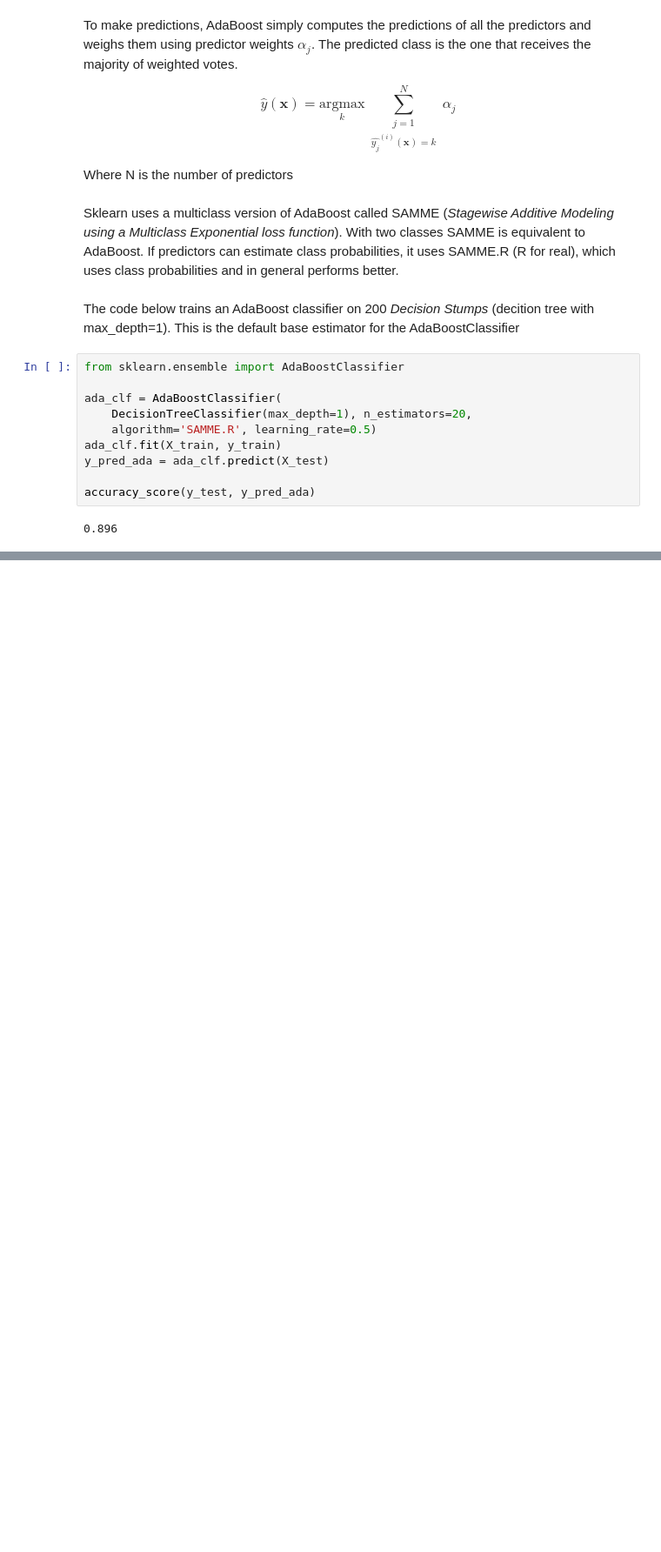
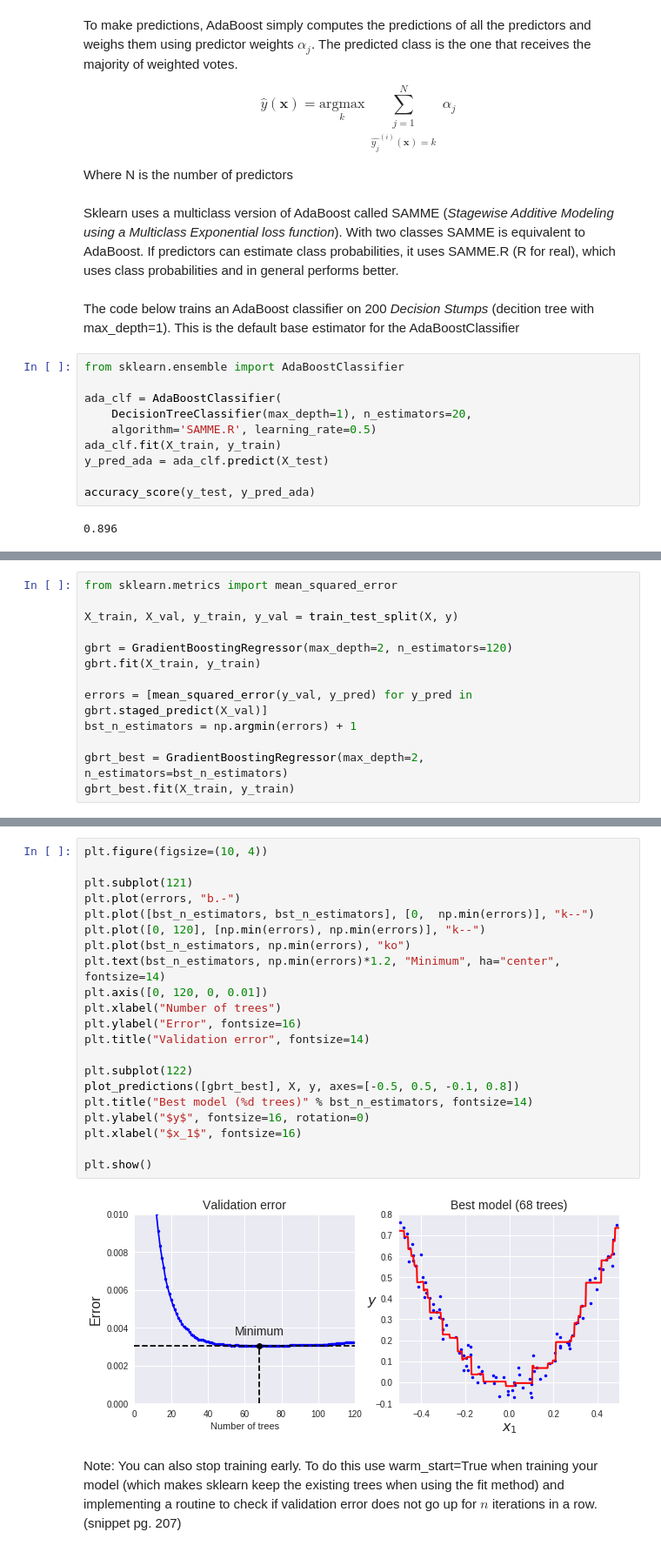
Before and after one commit to amaralcs/homl, a Jupyter notebook: 7_ensemble_learning.ipynb, the cells around one changed output, grey strips where cells are left out. Shown at 87% size. Cells and saved outputs as stored; diff of their text form; blank space fills up the shorter version.

```diff
--- a/7_ensemble_learning.ipynb
+++ b/7_ensemble_learning.ipynb
@@ -329,0 +458,13 @@ accuracy_score(y_test, y_pred_ada)
+# %%
+from sklearn.metrics import mean_squared_error
+
+X_train, X_val, y_train, y_val = train_test_split(X, y)
+
+gbrt = GradientBoostingRegressor(max_depth=2, n_estimators=120)
+gbrt.fit(X_train, y_train)
+
+errors = [mean_squared_error(y_val, y_pred) for y_pred in gbrt.staged_predict(X_val)]
+bst_n_estimators = np.argmin(errors) + 1
+
+gbrt_best = GradientBoostingRegressor(max_depth=2, n_estimators=bst_n_estimators)
+gbrt_best.fit(X_train, y_train)
@@ -329,0 +481,25 @@ accuracy_score(y_test, y_pred_ada)
+# %%
+plt.figure(figsize=(10, 4))
+
+plt.subplot(121)
+plt.plot(errors, "b.-")
+plt.plot([bst_n_estimators, bst_n_estimators], [0,  np.min(errors)], "k--")
+plt.plot([0, 120], [np.min(errors), np.min(errors)], "k--")
+plt.plot(bst_n_estimators, np.min(errors), "ko")
+plt.text(bst_n_estimators, np.min(errors)*1.2, "Minimum", ha="center", fontsize=14)
+plt.axis([0, 120, 0, 0.01])
+plt.xlabel("Number of trees")
+plt.ylabel("Error", fontsize=16)
+plt.title("Validation error", fontsize=14)
+
+plt.subplot(122)
+plot_predictions([gbrt_best], X, y, axes=[-0.5, 0.5, -0.1, 0.8])
+plt.title("Best model (%d trees)" % bst_n_estimators, fontsize=14)
+plt.ylabel("$y$", fontsize=16, rotation=0)
+plt.xlabel("$x_1$", fontsize=16)
+
+plt.show()
+# %% [output]
+[figure, added]
+# %% [markdown]
+Note: You can also stop training early. To do this use warm_start=True when training your model (which makes sklearn keep the existing trees when using the fit method) and implementing a routine to check if validation error does not go up for $n$ iterations in a row. (snippet pg. 207)
```
Also changed, not shown: parts of 38 cells of this notebook, 1 other file.
